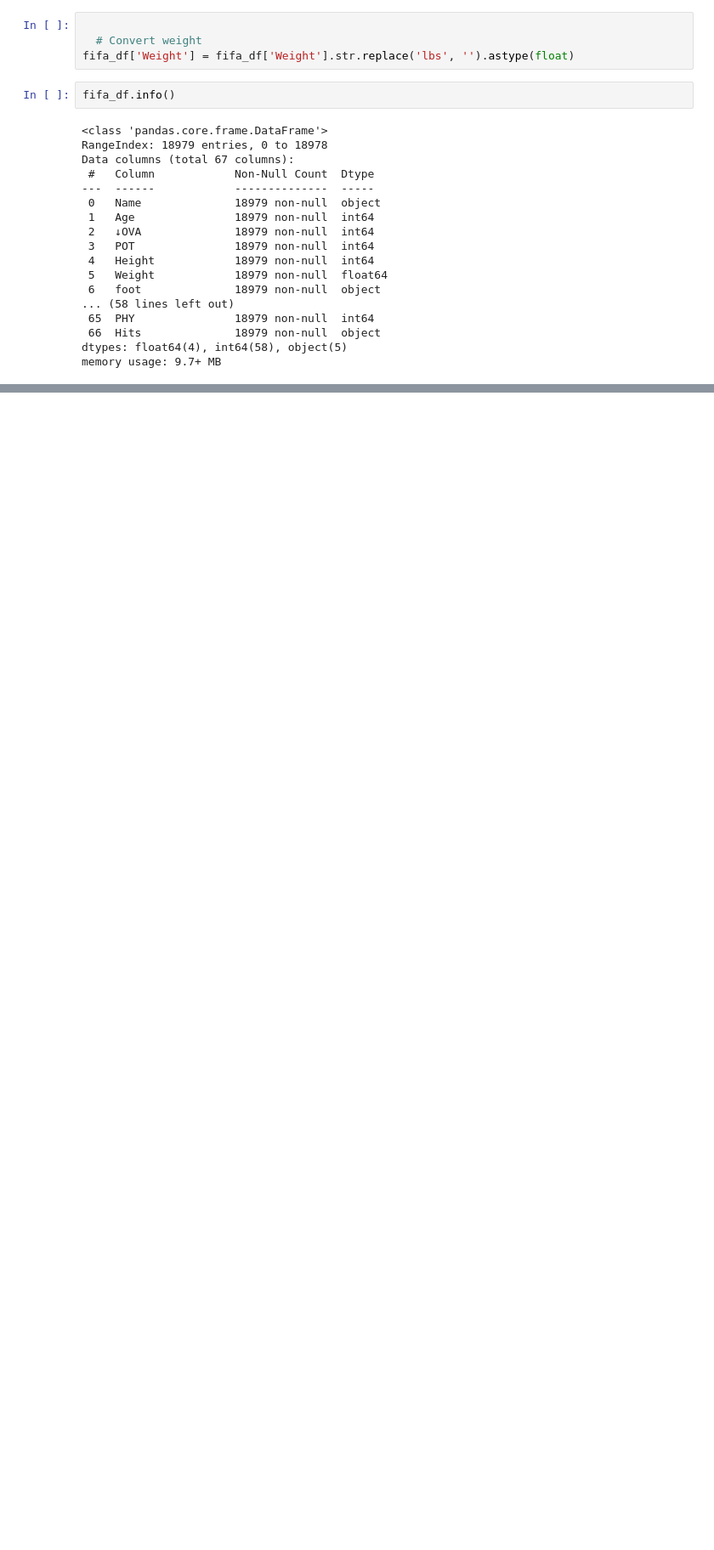
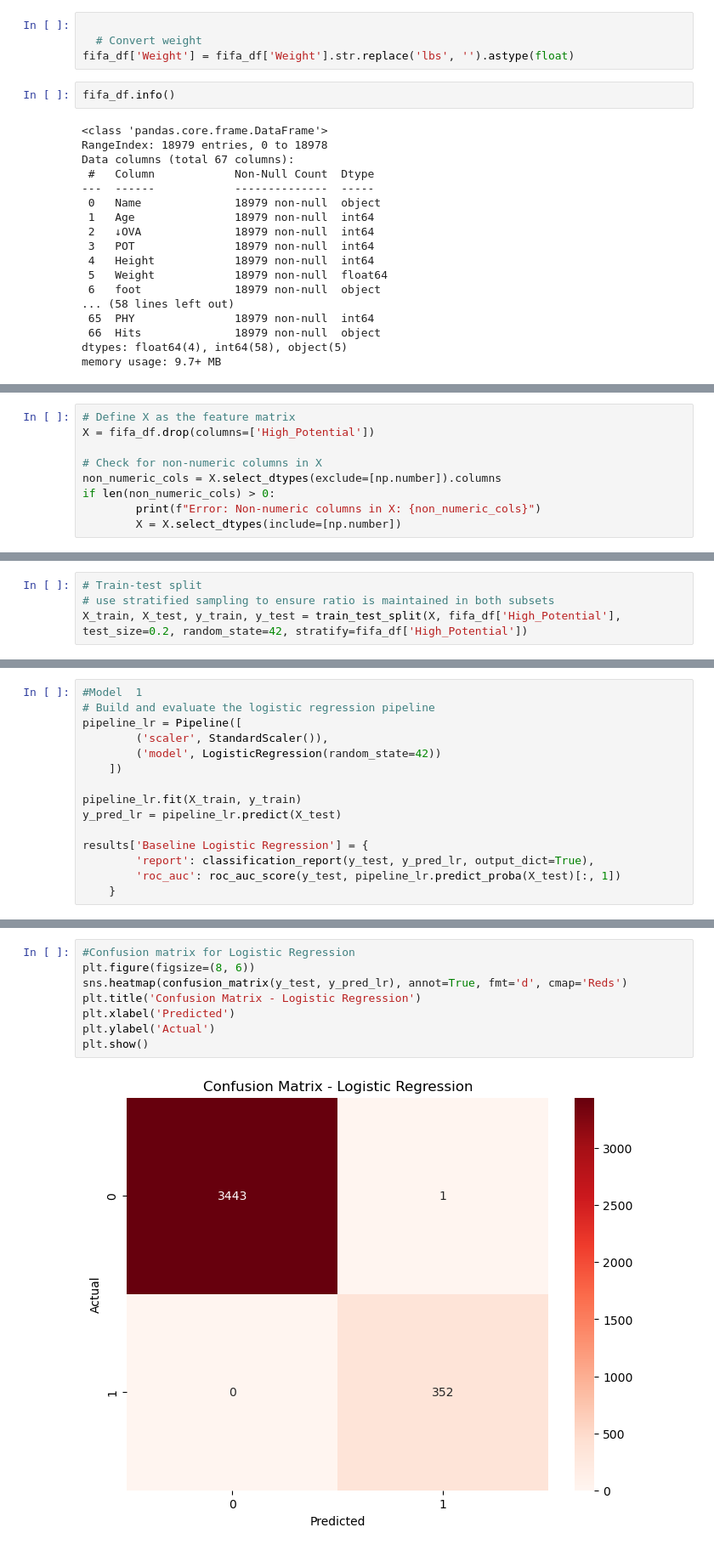
Before and after one commit to Husky-69/Fifa21_classification_project, a Jupyter notebook: Fifa2_classification.ipynb, the cells around one changed output, grey strips where cells are left out. Shown: that part at 85% size. Cells and saved outputs as stored; diff of their text form; blank space fills up the shorter version.

```diff
--- a/Fifa2_classification.ipynb
+++ b/Fifa2_classification.ipynb
@@ -218,0 +340,9 @@ memory usage: 9.7+ MB
+# %%
+# Define X as the feature matrix
+X = fifa_df.drop(columns=['High_Potential'])
+
+# Check for non-numeric columns in X
+non_numeric_cols = X.select_dtypes(exclude=[np.number]).columns
+if len(non_numeric_cols) > 0:
+        print(f"Error: Non-numeric columns in X: {non_numeric_cols}")
+        X = X.select_dtypes(include=[np.number])
@@ -218,0 +351,4 @@ memory usage: 9.7+ MB
+# %%
+# Train-test split
+# use stratified sampling to ensure ratio is maintained in both subsets
+X_train, X_test, y_train, y_test = train_test_split(X, fifa_df['High_Potential'], test_size=0.2, random_state=42, stratify=fifa_df['High_Potential'])
@@ -218,0 +358,15 @@ memory usage: 9.7+ MB
+# %%
+#Model  1
+# Build and evaluate the logistic regression pipeline
+pipeline_lr = Pipeline([
+        ('scaler', StandardScaler()),
+        ('model', LogisticRegression(random_state=42))
+    ])
+
+pipeline_lr.fit(X_train, y_train)
+y_pred_lr = pipeline_lr.predict(X_test)
+
+results['Baseline Logistic Regression'] = {
+        'report': classification_report(y_test, y_pred_lr, output_dict=True),
+        'roc_auc': roc_auc_score(y_test, pipeline_lr.predict_proba(X_test)[:, 1])
+    }
@@ -218,0 +393,10 @@ memory usage: 9.7+ MB
+# %%
+#Confusion matrix for Logistic Regression
+plt.figure(figsize=(8, 6))
+sns.heatmap(confusion_matrix(y_test, y_pred_lr), annot=True, fmt='d', cmap='Reds')
+plt.title('Confusion Matrix - Logistic Regression')
+plt.xlabel('Predicted')
+plt.ylabel('Actual')
+plt.show()
+# %% [output]
+[figure, added]
```
Also changed, not shown: parts of 30 cells of this notebook.
